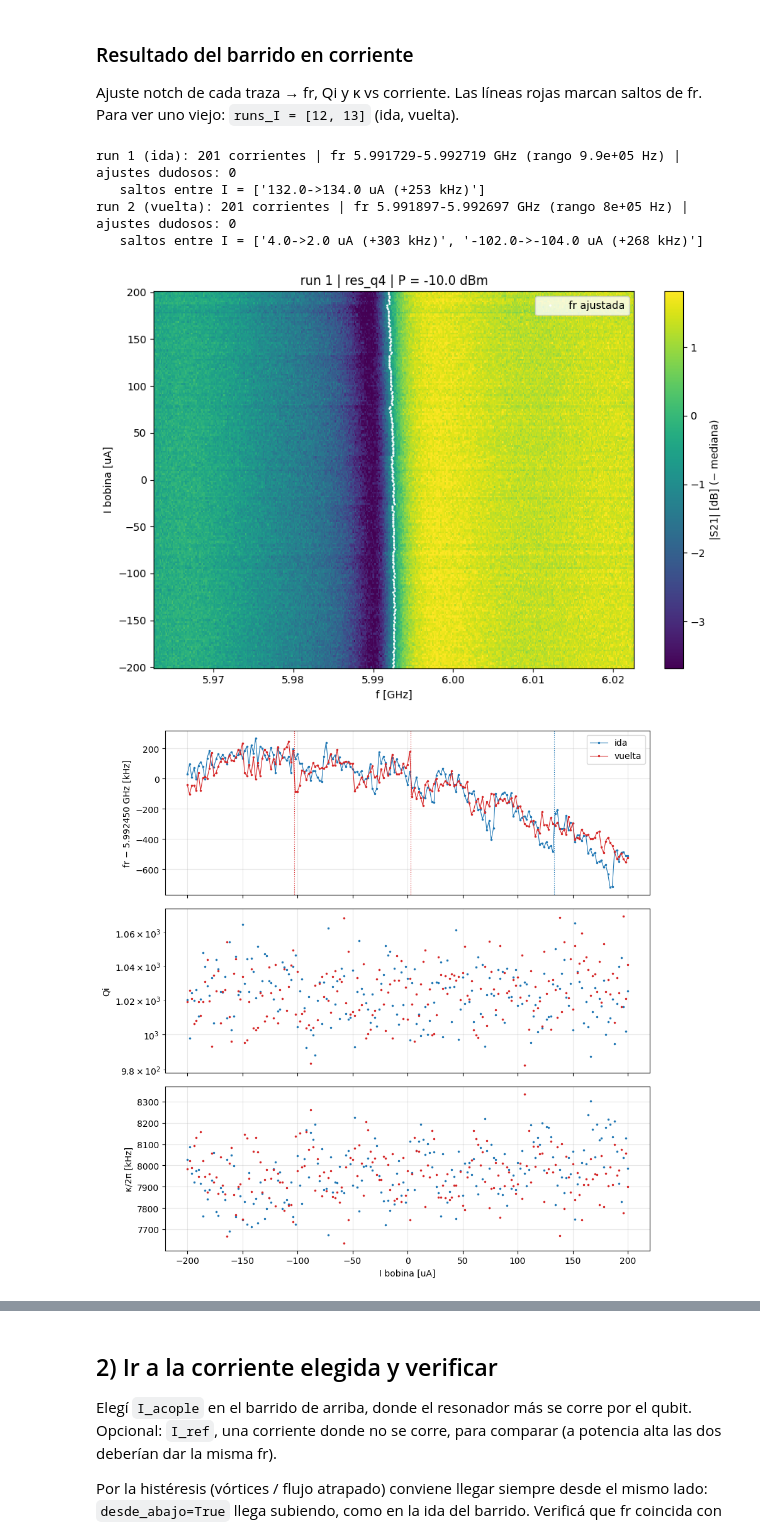
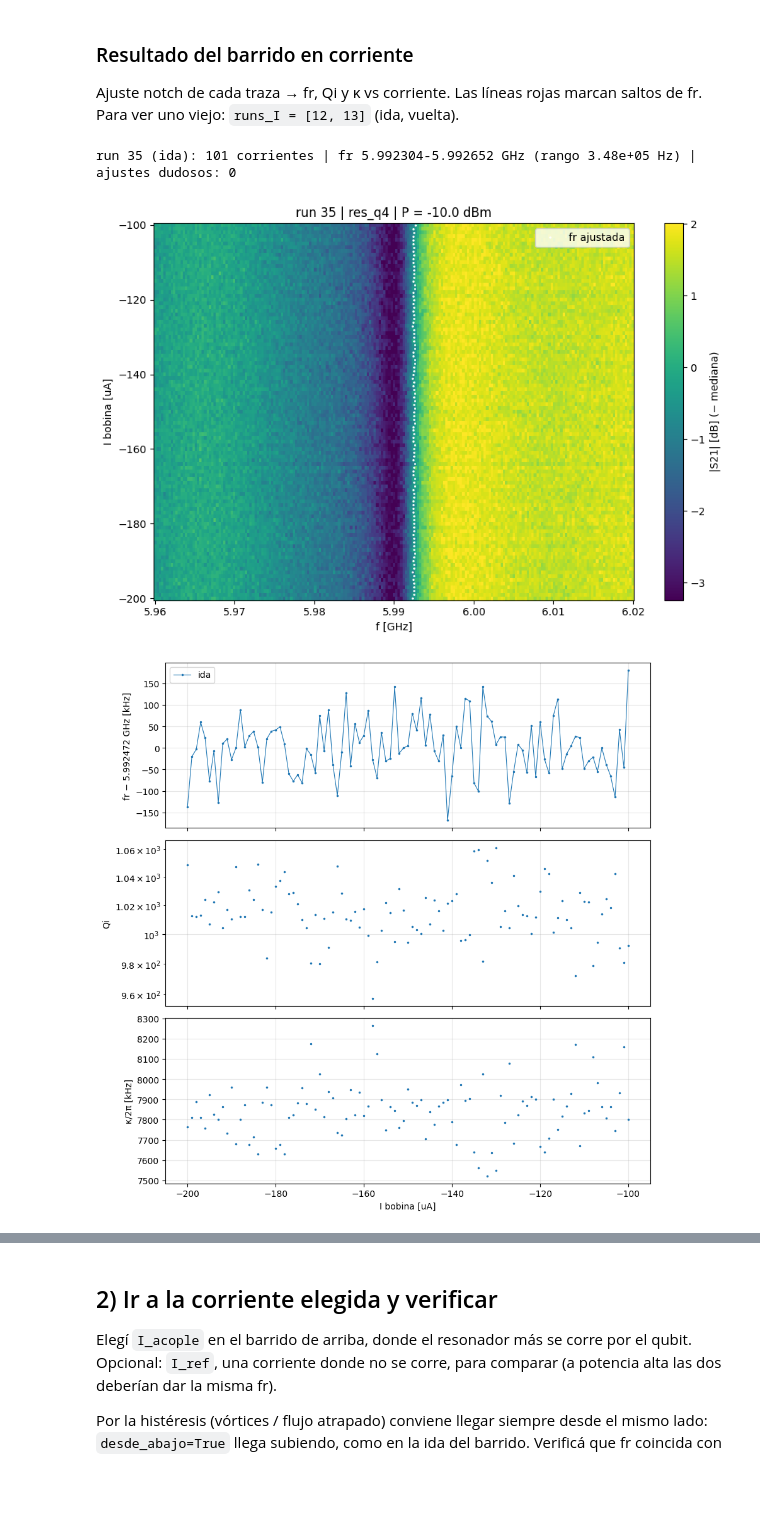
Before and after one commit to ezequiel1611/fluxonium, a Jupyter notebook: notebooks/punch_out.ipynb, the cells around one changed output, grey strips where cells are left out. Saved outputs shown, nothing was run; the diff lists cells and outputs as text; code cells hidden in the pictures; blank space fills up the shorter version.

```diff
--- a/notebooks/punch_out.ipynb
+++ b/notebooks/punch_out.ipynb
@@ -139,5 +140,5 @@ Para ver uno viejo: `runs_I = [12, 13]` (ida, vuelta).
 # %%
-# runs_I = [12, 13]
+runs_I = [35]
 normalizar = True       # resta la mediana de cada traza en el mapa
 
 resI = []
@@ -167,36 +168,33 @@ d, a = resI[0]
 o = np.argsort(d['I_uA'])
 S = 20 * np.log10(np.abs(d['Z'][o]))
 if normalizar:
     S = S - np.median(S, axis=1, keepdims=True)
 fig, ax = plt.subplots(figsize=(9, 6))
 pc = ax.pcolormesh(d['f'] / 1e9, d['I_uA'][o], S, shading='nearest', cmap='viridis',
                    vmin=np.percentile(S, 1), vmax=np.percentile(S, 99))
 ax.plot(a['fr'][o] / 1e9, a['I_uA'][o], 'w.', ms=2, label='fr ajustada')
 fig.colorbar(pc, ax=ax, label='|S21| [dB]' + (' (− mediana)' if normalizar else ''))
 ax.set_xlabel('f [GHz]'); ax.set_ylabel('I bobina [uA]')
 ax.set_title(f"run {d['run_id']} | {d['metadata'].get('resonador', '')} | P = {d['metadata'].get('pow_vna')} dBm")
 ax.legend(loc='upper right')
 fig.tight_layout(); plt.show()
 
 # ---- fr, Qi, κ vs corriente (ida y vuelta) ----
 fig, axs = plt.subplots(3, 1, figsize=(9, 9), sharex=True)
 for (d, a), c in zip(resI, ('C0', 'C3')):
     lab = d['metadata'].get('sentido', str(d['run_id']))
     ok = a['ok']
     axs[0].plot(a['I_uA'], (a['fr'] - np.nanmedian(resI[0][1]['fr'])) / 1e3, '.-', ms=3, lw=0.8, color=c, label=lab)
     axs[1].plot(a['I_uA'][ok], a['Qi'][ok], '.', ms=3, color=c)
     axs[2].plot(a['I_uA'][ok], a['kappa'][ok] / 1e3, '.', ms=3, color=c)
     for x in a['saltos']:
         axs[0].axvline(x['I'], color=c, ls='--', lw=0.8, alpha=0.7)
 axs[0].set_ylabel(f"fr − {np.nanmedian(resI[0][1]['fr'])/1e9:.6f} GHz [kHz]"); axs[0].legend()
 axs[1].set_ylabel('Qi'); axs[1].set_yscale('log')
 axs[2].set_ylabel('κ/2π [kHz]'); axs[2].set_xlabel('I bobina [uA]')
 for x in axs: x.grid(alpha=0.3)
 fig.tight_layout(); plt.show()
 # %% [output]
-run 1 (ida): 201 corrientes | fr 5.991729-5.992719 GHz (rango 9.9e+05 Hz) | ajustes dudosos: 0
-   saltos entre I = ['132.0->134.0 uA (+253 kHz)']
-run 2 (vuelta): 201 corrientes | fr 5.991897-5.992697 GHz (rango 8e+05 Hz) | ajustes dudosos: 0
-   saltos entre I = ['4.0->2.0 uA (+303 kHz)', '-102.0->-104.0 uA (+268 kHz)']
+run 35 (ida): 101 corrientes | fr 5.992304-5.992652 GHz (rango 3.48e+05 Hz) | ajustes dudosos: 0
-[figure, old version]
+[figure, new version]
-[figure, old version]
+[figure, new version]
```
Also changed, not shown: parts of 7 cells of this notebook, 23 other files.
